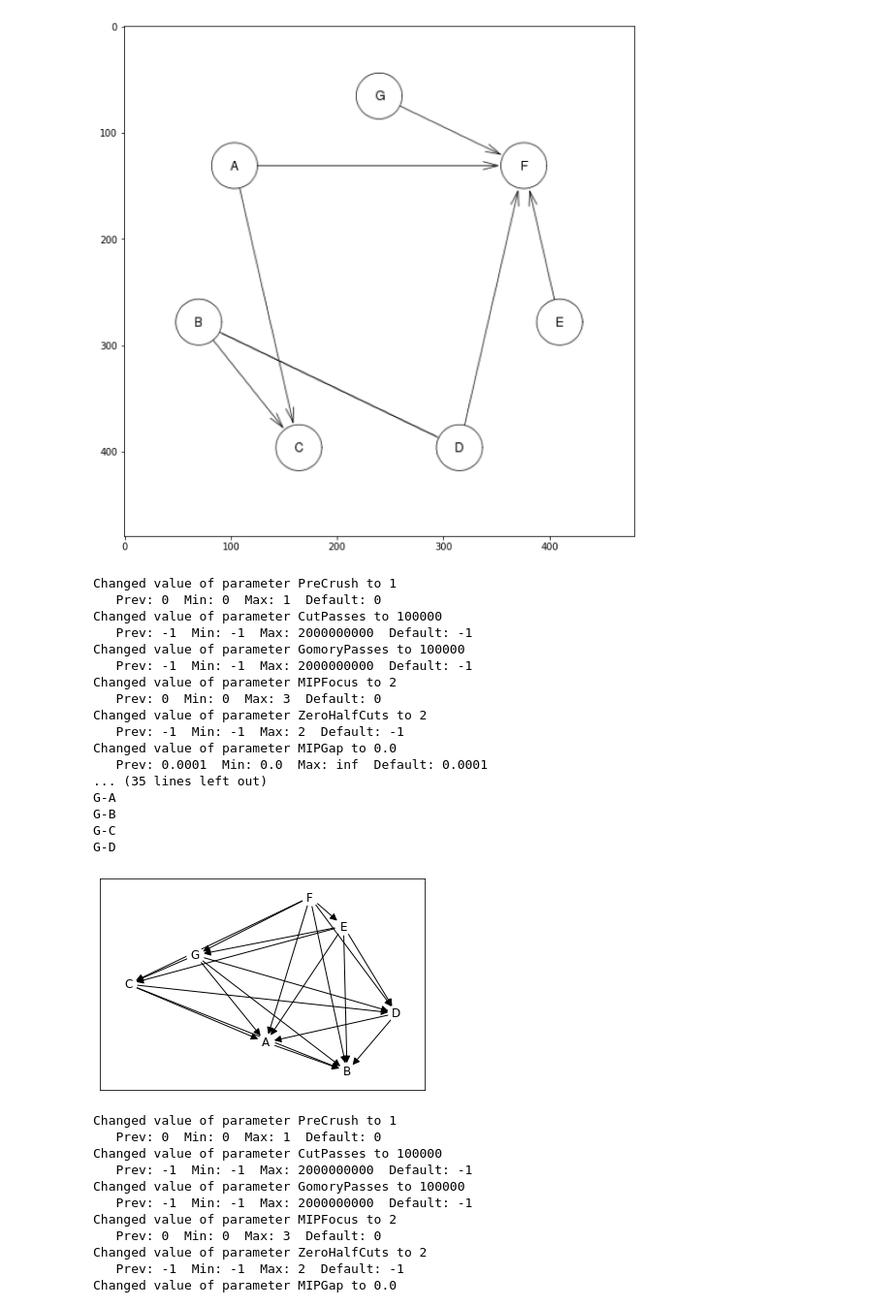
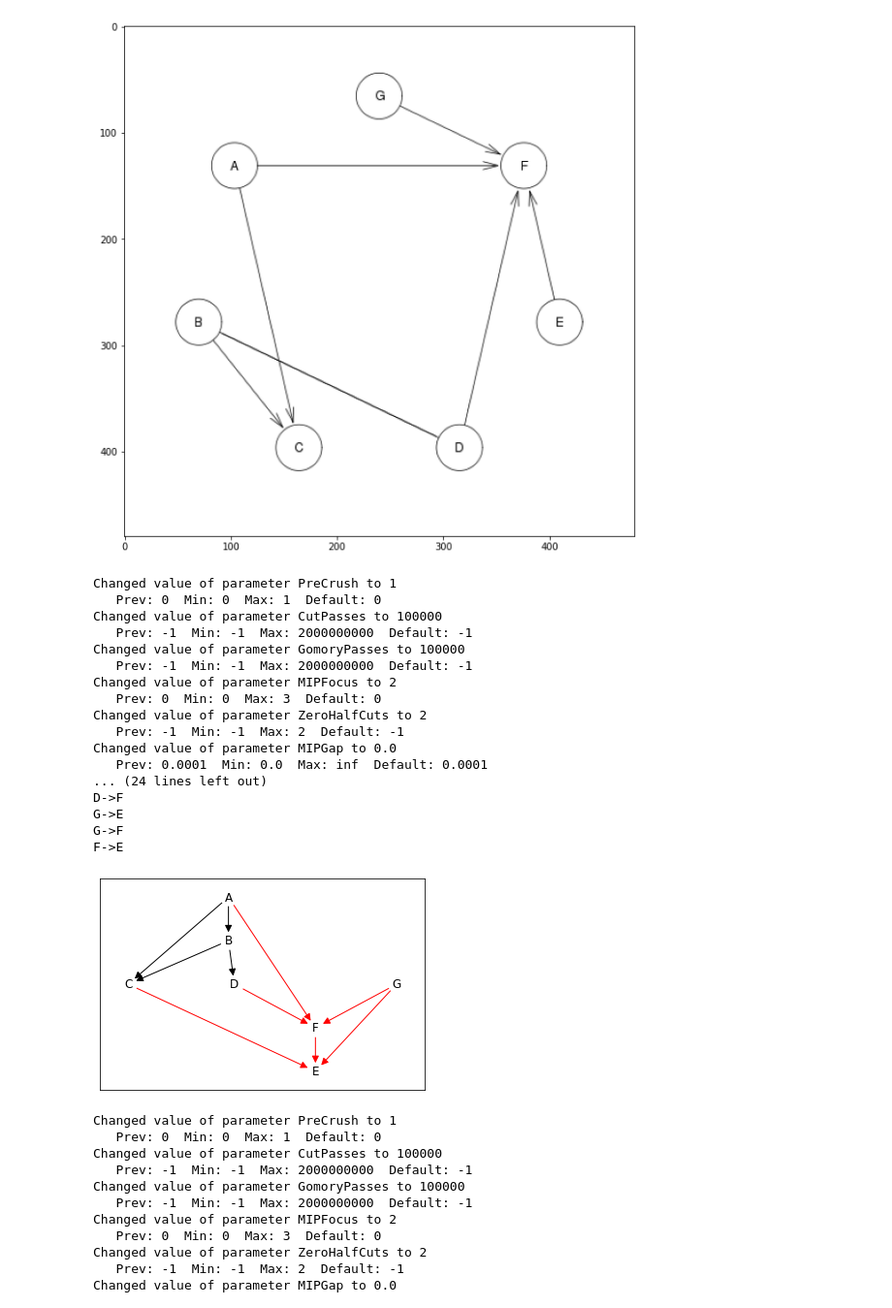
Before and after one commit to 2017Yasu/newPygobnilp, a Jupyter notebook: testMixedDataLearning.ipynb, the cells around one changed output. Shown at 97% size. Cells and saved outputs as stored; diff of their text form; code cells hidden in the pictures.

```diff
--- a/testMixedDataLearning.ipynb
+++ b/testMixedDataLearning.ipynb
@@ -145,25 +145,25 @@ imgplot = ax.imshow(img)
 [figure]
 # %%
 m = Gobnilp()
-m.learn('gaussian.test', data_type='continuous', score='GaussianLL', palim=None)
+m.learn('data/gaussian.test', data_type='continuous', score='GaussianAIC', palim=3)
 # %% [output]
 Changed value of parameter PreCrush to 1
    Prev: 0  Min: 0  Max: 1  Default: 0
 Changed value of parameter CutPasses to 100000
    Prev: -1  Min: -1  Max: 2000000000  Default: -1
 Changed value of parameter GomoryPasses to 100000
    Prev: -1  Min: -1  Max: 2000000000  Default: -1
 Changed value of parameter MIPFocus to 2
    Prev: 0  Min: 0  Max: 3  Default: 0
 Changed value of parameter ZeroHalfCuts to 2
    Prev: -1  Min: -1  Max: 2  Default: -1
 Changed value of parameter MIPGap to 0.0
    Prev: 0.0001  Min: 0.0  Max: inf  Default: 0.0001
-... (35 lines left out)
-G-A
-G-B
-G-C
-G-D
+... (24 lines left out)
+D->F
+G->E
+G->F
+F->E
-[figure, old version]
+[figure, new version]
 # %%
 m = Gobnilp()
```
Also changed, not shown: parts of 10 cells of this notebook.
